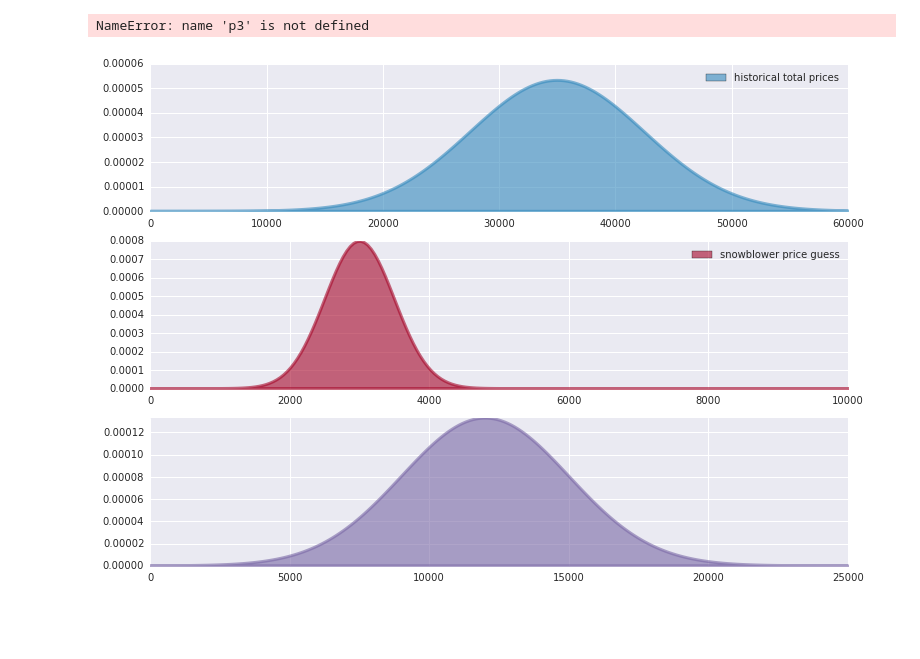
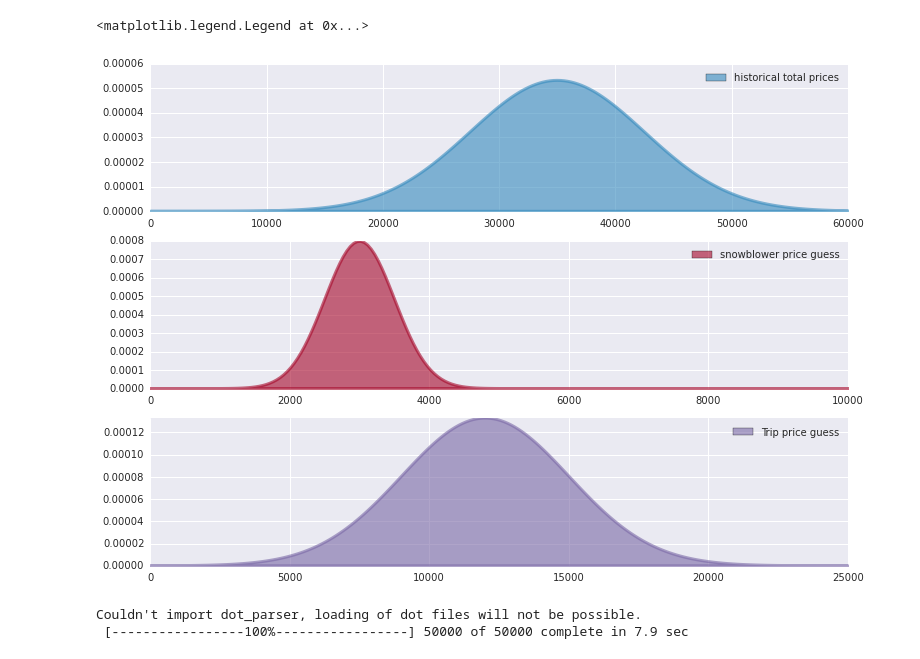
Before and after one commit to jgerardsimcock/Prob_for_Hackers, a Jupyter notebook: Chap5/Chap5.ipynb, the cells around one changed output. Saved outputs shown, nothing was run; the diff lists cells and outputs as text; code cells hidden in the pictures; blank space fills up the shorter version.

```diff
--- a/Chap5/Chap5.ipynb
+++ b/Chap5/Chap5.ipynb
@@ -8,33 +38,62 @@ import seaborn as sns
 # %%
 figsize(12.5, 9)
 
 norm_pdf = stats.norm.pdf
 
 plt.subplot(311)
 x = np.linspace(0, 60000, 200)
 sp1 = plt.fill_between(x, 0, norm_pdf(x, 35000, 7500),
                       color="#348ABD", lw=3, alpha=0.6,
                       label="historical total prices")
 p1 = plt.Rectangle((0,0), 1, 1, fc=sp1.get_facecolor()[0])
 plt.legend([p1], [sp1.get_label()])
 
 plt.subplot(312)
 x = np.linspace(0, 10000, 200)
 sp2 = plt.fill_between(x, 0, norm_pdf(x, 3000, 500),
                       color="#A60628", lw=3, alpha=0.6,
                       label="snowblower price guess")
 
 p2 = plt.Rectangle((0,0), 1, 1, fc=sp2.get_facecolor()[0])
 plt.legend([p2], [sp2.get_label()])
 
 plt.subplot(313)
 x = np.linspace(0, 25000, 200)
 sp3 = plt.fill_between(x, 0, norm_pdf(x, 12000, 3000),
                       color="#7A68A6", lw=3, alpha=0.6,
                       label="Trip price guess")
 plt.autoscale(tight=True)
-p2 = plt.Rectangle((0,0), 1, 1,fc=sp3.get_facecolor()[0])
+p3 = plt.Rectangle((0,0), 1, 1,fc=sp3.get_facecolor()[0])
 plt.legend([p3], [sp3.get_label()])
 # %% [output]
-NameError: name 'p3' is not defined
+<matplotlib.legend.Legend at 0x...>
-[figure, old version]
+[figure, new version]
+# %%
+import pymc as pm
+
+#These are our estimates for the prices of the goods and std
+data_mu= [3e3, 12e3]
+data_std = [5e2, 3e3]
+
+#this is our prior knowledge of the price of previous goods
+mu_prior = 35e3
+std_prior = 75e2
+
+true_price = pm.Normal("true_price", mu_prior, 1.0 / std_prior**2)
+
+prize_1 = pm.Normal("first_prize", data_mu[0], 1.0 / data_std[0]**2)
+prize_2 = pm.Normal("second-prize", data_mu[1], 1.0 / data_std[1]**2)
+
+price_estimate = prize_1 + prize_2
+
+@pm.potential
+def error(true_price=true_price, price_estimate=price_estimate):
+    return pm.normal_like(true_price, price_estimate, 1 / (3e3)**2)
+
+mcmc = pm.MCMC([true_price, prize_1, prize_2, price_estimate, error])
+mcmc.sample(50000,10000)
+
+price_trace = mcmc.trace("true_price")[:]
+# %% [output]
+Couldn't import dot_parser, loading of dot files will not be possible.
+ [-----------------100%-----------------] 50000 of 50000 complete in 7.9 sec
```
Also changed, not shown: parts of 8 cells of this notebook.
